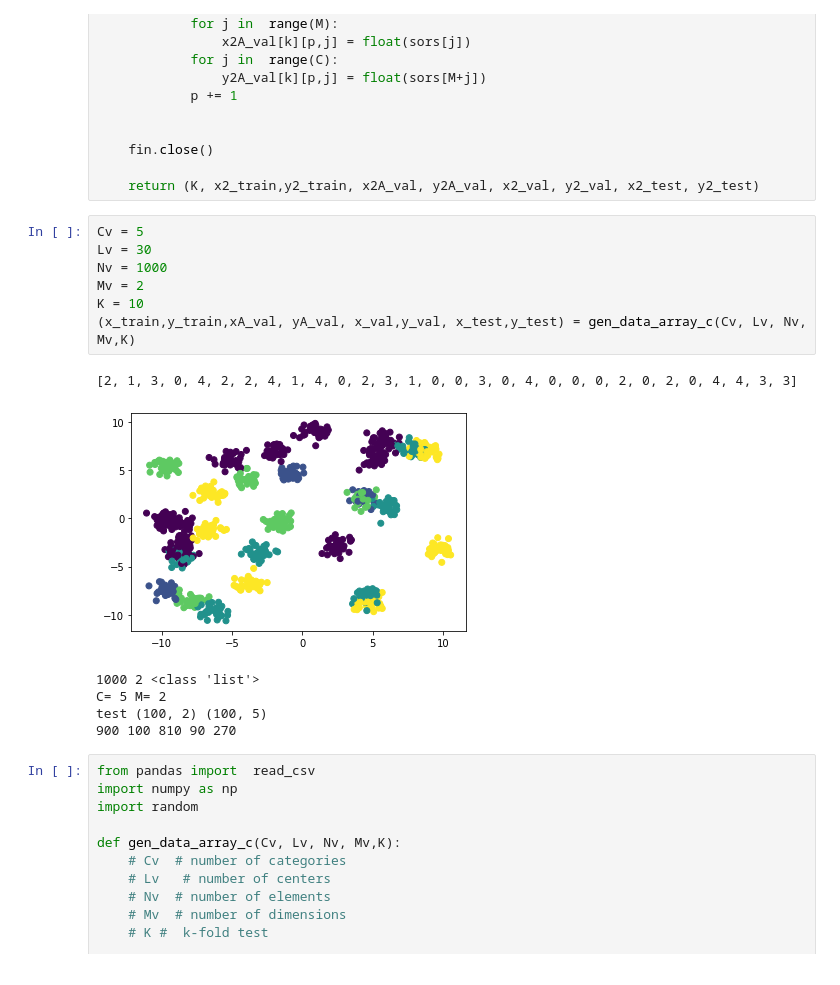
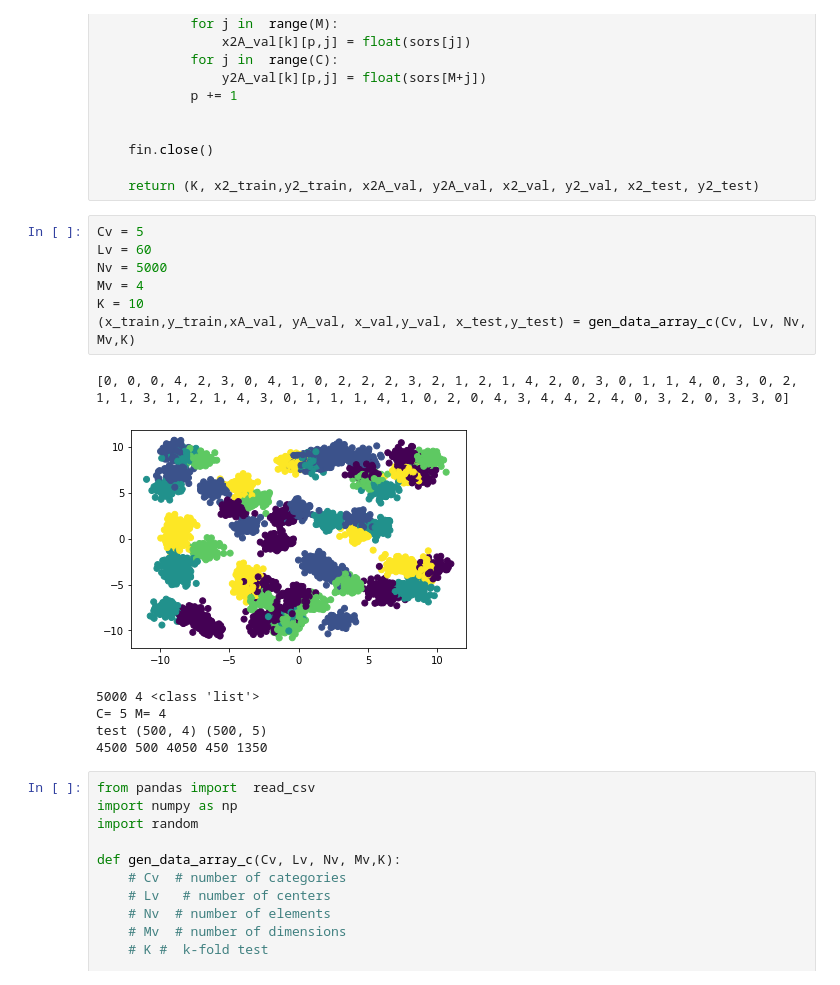
Before and after one commit to meinfokl/Python_SSNN_2021, a Jupyter notebook: neuron_c_17.ipynb, the cells around one changed output. Drawn from its saved outputs; the diff is of its cells as text.

```diff
--- a/neuron_c_17.ipynb
+++ b/neuron_c_17.ipynb
@@ -750,18 +750,18 @@ def read_data_array_cv2(fnev):
     return (K, x2_train,y2_train, x2A_val, y2A_val, x2_val, y2_val, x2_test, y2_test)
 # %%
 Cv = 5
-Lv = 30
-Nv = 1000
-Mv = 2
+Lv = 60
+Nv = 5000
+Mv = 4
 K = 10
 (x_train,y_train,xA_val, yA_val, x_val,y_val, x_test,y_test) = gen_data_array_c(Cv, Lv, Nv, Mv,K)
 # %% [output]
-[2, 1, 3, 0, 4, 2, 2, 4, 1, 4, 0, 2, 3, 1, 0, 0, 3, 0, 4, 0, 0, 0, 2, 0, 2, 0, 4, 4, 3, 3]
+[0, 0, 0, 4, 2, 3, 0, 4, 1, 0, 2, 2, 2, 3, 2, 1, 2, 1, 4, 2, 0, 3, 0, 1, 1, 4, 0, 3, 0, 2, 1, 1, 3, 1, 2, 1, 4, 3, 0, 1, 1, 1, 4, 1, 0, 2, 0, 4, 3, 4, 4, 2, 4, 0, 3, 2, 0, 3, 3, 0]
-[figure, old version]
+[figure, new version]
-1000 2 <class 'list'>
-C= 5 M= 2
-test (100, 2) (100, 5)
-900 100 810 90 270
+5000 4 <class 'list'>
+C= 5 M= 4
+test (500, 4) (500, 5)
+4500 500 4050 450 1350
 # %%
 from pandas import  read_csv
 import numpy as np
```
Also changed, not shown: 2 other files.
